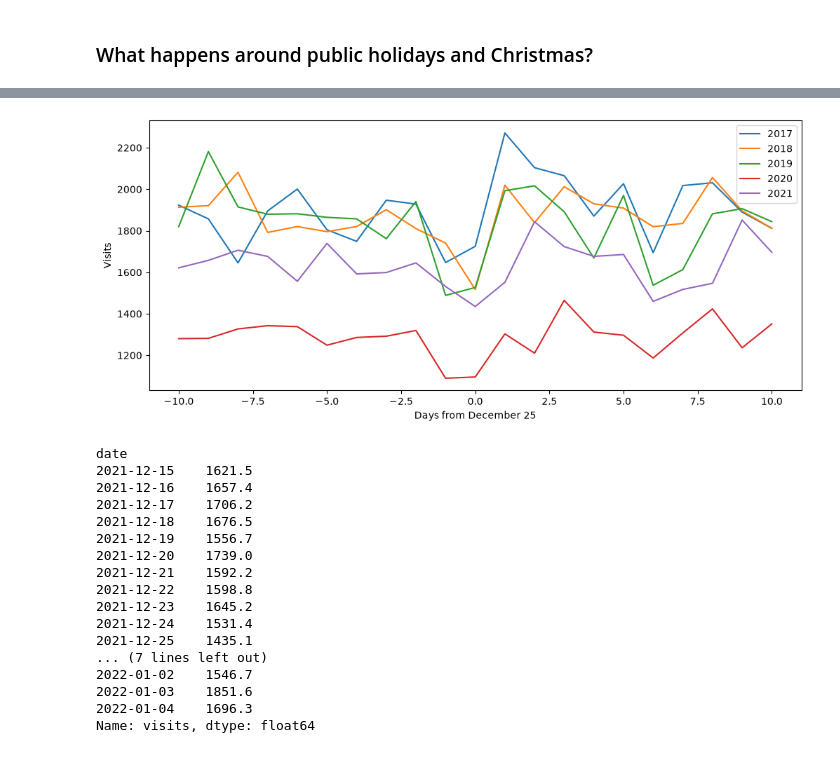
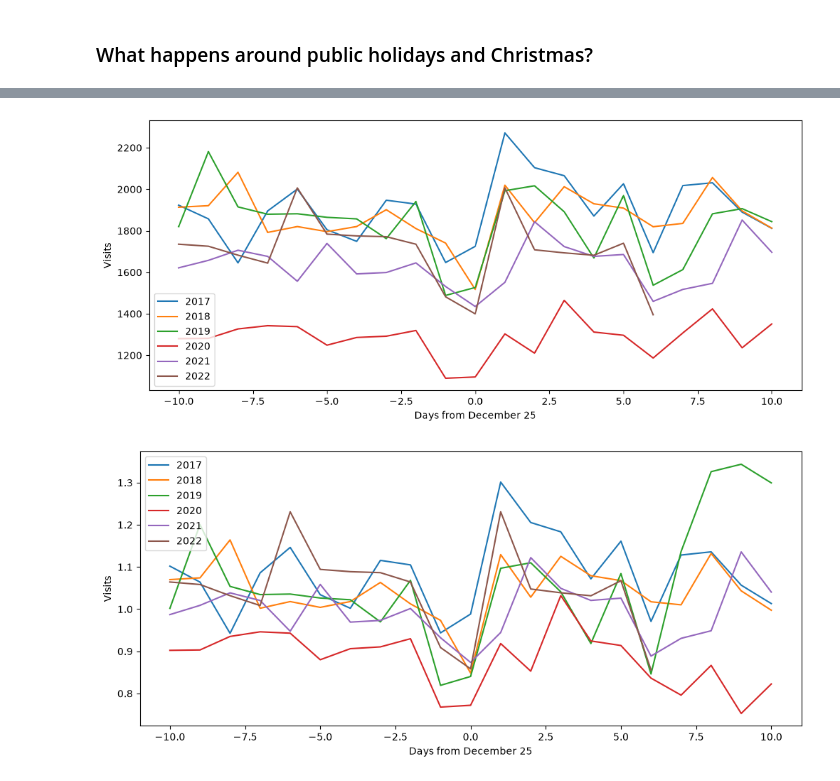
Before and after one commit to nailito/rhone-emergency-forecasting, a Jupyter notebook: analysis/02-exploratory-analysis.ipynb, the cells around one changed output, grey strips where cells are left out. Saved outputs shown, nothing was run; the diff lists cells and outputs as text; code cells hidden in the pictures.

Commit message:
EA : Plot the ratio of visits around Christmas compared with the annual average

```diff
--- a/analysis/02-exploratory-analysis.ipynb
+++ b/analysis/02-exploratory-analysis.ipynb
@@ -33,15 +33,14 @@ except (FileNotFoundError, ImportError):  # Otherwise, we can reapply the transf
 
 The raw daily series is noisy, so we add 7-day and 30-day moving averages. The 7-day average smooths the weekly pattern, while the 30-day average highlights longer-term trends and seasonality. The shaded area marks the first COVID-19 lockdown in 2020.
 # %%
-visits = df.loc["2017-01-01":"2022-12-31", "visits"]
-roll_7 = visits.rolling(window=7, center=True).mean()
-roll_30 = visits.rolling(window=30, center=True).mean()
+df["ratio_to_year"] = df["visits"] / df.groupby(df.index.year)["visits"].transform("mean")
+df["roll_7"] = df["visits"].rolling(window=7, center=True).mean()
+df["roll_30"] = df["visits"].rolling(window=30, center=True).mean()
 
 fig, ax = plt.subplots(figsize=(14, 5))
-ax.plot(visits.index, visits, color="lightgrey", linewidth=0.7, label="Daily")
-ax.plot(roll_7.index, roll_7, color="tab:blue", linewidth=1, label="7-Day Moving Average")
-ax.plot(roll_30.index, roll_30, color="tab:red", linewidth=1.8, label="30-Day Moving Average")
-
+ax.plot(df.index, df["visits"], color="lightgrey", linewidth=0.7, label="Daily")
+ax.plot(df.index, df["roll_7"], color="tab:blue", linewidth=1, label="7-Day Moving Average")
+ax.plot(df.index, df["roll_30"], color="tab:red", linewidth=1.8, label="30-Day Moving Average")
 
 ax.axvspan("2020-03-17", "2020-05-11", color="red", alpha=0.25, label="Lockdown 2020")
 ax.set_title("Daily Visits to the Emergency Room, Rhône (2017–2022)")
@@ -148,35 +162,30 @@ years = visits.index.year.unique()
 # %%
 fig, ax = plt.subplots(figsize=(12, 5))
 
-for elt in years[:-1]:
+for elt in df.index.year.unique():
     xmas_day = pd.Timestamp(elt, 12, 25)
-    xmas_period = visits.loc[xmas_day - pd.Timedelta(days=10): xmas_day + pd.Timedelta(days=10)]
-    xmas_period.index = (xmas_period.index - xmas_day).days   # days since xmax
+    xmas_period = df.loc[xmas_day - pd.Timedelta(days=10): xmas_day + pd.Timedelta(days=10), "visits"].copy()
+    xmas_period.index = (xmas_period.index - xmas_day).days   # days since xmas
     xmas_period.plot(ax=ax, label=str(elt))
 
 ax.set_xlabel("Days from December 25")
 ax.set_ylabel("Visits")
 ax.legend()
 plt.show()
 # %% [output]
-[figure, old version]
+[figure, new version]
 # %%
-xmas_period
+fig, ax = plt.subplots(figsize=(12, 5))
+
+for elt in df.index.year.unique():
+    xmas_day = pd.Timestamp(elt, 12, 25)
+    xmas_period = df.loc[xmas_day - pd.Timedelta(days=10): xmas_day + pd.Timedelta(days=10), "ratio_to_year"].copy()
+    xmas_period.index = (xmas_period.index - xmas_day).days   # days since xmas
+    xmas_period.plot(ax=ax, label=str(elt))
+
+ax.set_xlabel("Days from December 25")
+ax.set_ylabel("Visits")
+ax.legend()
+plt.show()
 # %% [output]
-date
-2021-12-15    1621.5
-2021-12-16    1657.4
-2021-12-17    1706.2
-2021-12-18    1676.5
-2021-12-19    1556.7
-2021-12-20    1739.0
-2021-12-21    1592.2
-2021-12-22    1598.8
-2021-12-23    1645.2
-2021-12-24    1531.4
-2021-12-25    1435.1
-... (7 lines left out)
-2022-01-02    1546.7
-2022-01-03    1851.6
-2022-01-04    1696.3
-Name: visits, dtype: float64
+[figure, added]
```
Also changed, not shown: parts of 3 cells of this notebook.
